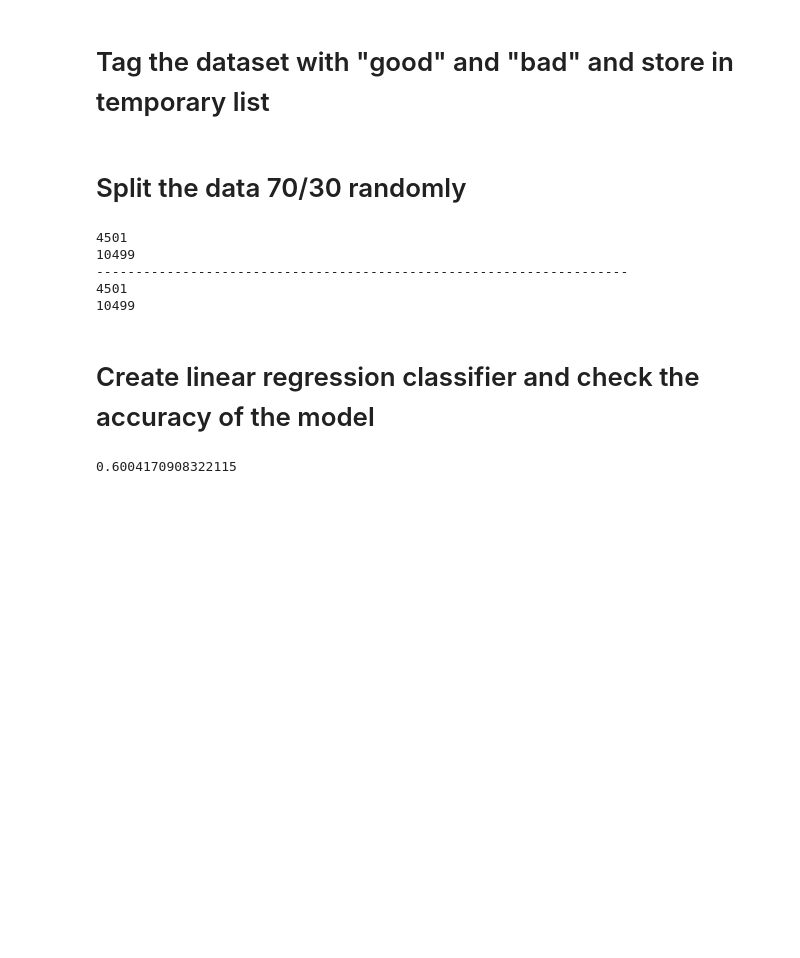
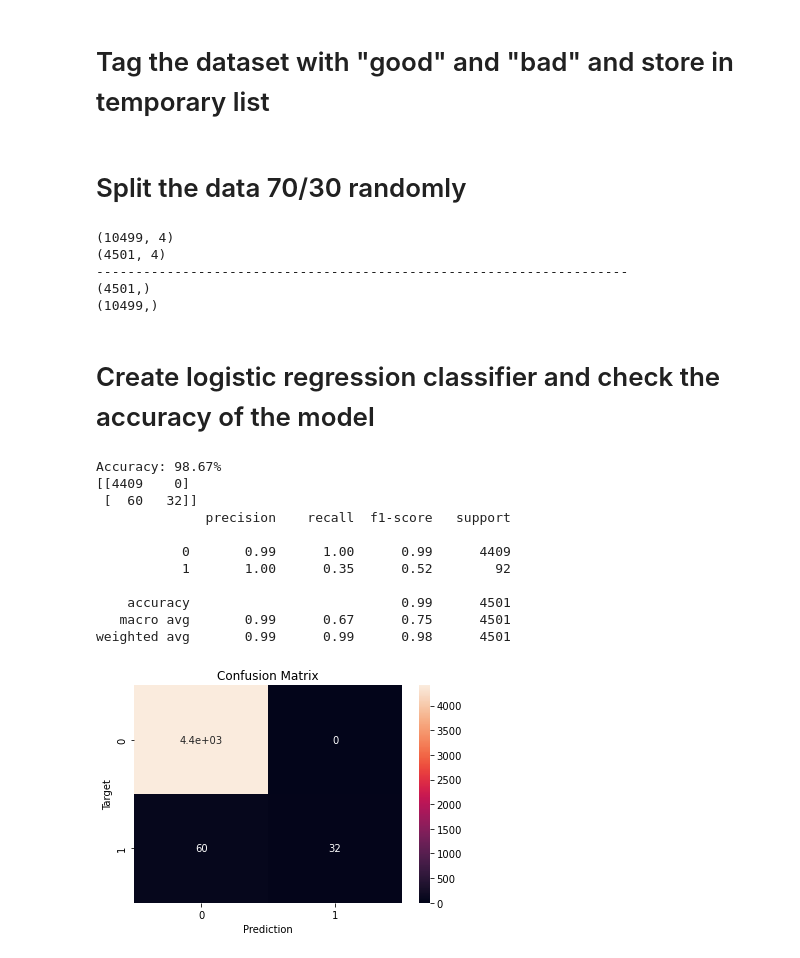
Before and after one commit to North-Seattle-College/ad440-winter2022-tuesday-repo, a Jupyter notebook: frontend/documentation/MlModel.ipynb, the cells around one changed output. Drawn from its saved outputs; the diff is of its cells as text; code cells hidden in the pictures; blank space fills up the shorter version.

Commit message:
change classifier and add more for demo

```diff
--- a/frontend/documentation/MlModel.ipynb
+++ b/frontend/documentation/MlModel.ipynb
@@ -301,6 +301,7 @@ y_test = []
 y_train = []
 count_good = 0
 count_bad = 0
+
 
 # shuffle the data randomly
 teamp_list = df.values.tolist()
@@ -331,30 +332,73 @@ for i in range(len(teamp_list)):
             X_train.append(teamp_list[i][0:4])
             y_train.append(teamp_list[i][4])
 
-#print(len(X_test))
-#print(len(X_train))
-#print('--------------------------------------------------------------------')
-#print(len(y_test))
-#print(len(y_train))
+X_test = pd.DataFrame(X_test, columns =['cover_length', 'question', 'keywords', 'sentiment'])
+X_train = pd.DataFrame(X_train, columns =['cover_length', 'question', 'keywords', 'sentiment'])
+y_test = pd.Series(y_test)
+y_train = pd.Series(y_train)
+print(X_train.shape)
+print(X_test.shape)
+print('--------------------------------------------------------------------')
+print(y_test.shape)
+print(y_train.shape)
 # %% [output]
-4501
-10499
+(10499, 4)
+(4501, 4)
 --------------------------------------------------------------------
-4501
-10499
+(4501,)
+(10499,)
 # %% [markdown]
-# Create linear regression classifier and check the accuracy of the model
+# Create logistic regression classifier and check the accuracy of the model
 # %%
-from sklearn.linear_model import LinearRegression
+from sklearn.linear_model import LogisticRegression
+from sklearn.metrics import confusion_matrix
+from sklearn.metrics import accuracy_score
+from sklearn.preprocessing import MinMaxScaler
+from sklearn.preprocessing import LabelEncoder
+
+
+label_encoder = LabelEncoder()
+scaler = MinMaxScaler()
+scaler.fit(X_train)
+scaler.fit(X_test)
+X_train = scaler.transform(X_train)
+X_test = scaler.transform(X_test)
+y_train = label_encoder.fit_transform(y_train)
+y_test = label_encoder.fit_transform(y_test)
 
 # create Linear Regression classifier
-reg = LinearRegression()
+reg = LogisticRegression()
 
 # fit the data in it
 reg.fit(X_train, y_train)
+y_pred = reg.predict(X_test)
 
-# print the accuracy of the model
-# expected that will be low
-print(reg.score(X_test, y_test))
+# Computing the accuracy
+accuracy = accuracy_score(y_test, y_pred)
+print("Accuracy: {:.2f}%".format(accuracy * 100))
+
+# show Confusion Matrix
+# This classifier is unreliable because the imbalance classes data
+
+cf = confusion_matrix(y_test, y_pred)
+plt.figure()
+sns.heatmap(cf, annot=True)
+plt.xlabel('Prediction')
+plt.ylabel('Target')
+plt.title('Confusion Matrix')
+
+print(confusion_matrix(y_test, y_pred))
+print(classification_report(y_test, y_pred))
 # %% [output]
-0.6004170908322115
+Accuracy: 98.67%
+[[4409    0]
+ [  60   32]]
+              precision    recall  f1-score   support
+
+           0       0.99      1.00      0.99      4409
+           1       1.00      0.35      0.52        92
+
+    accuracy                           0.99      4501
+   macro avg       0.99      0.67      0.75      4501
+weighted avg       0.99      0.99      0.98      4501
+[figure, added]
```
Also changed, not shown: parts of 1 cell of this notebook.
